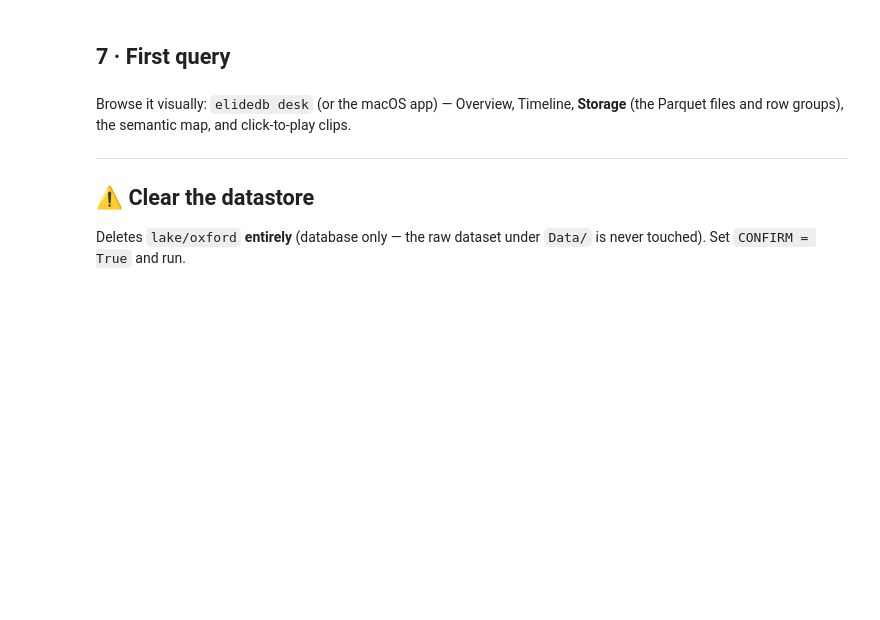
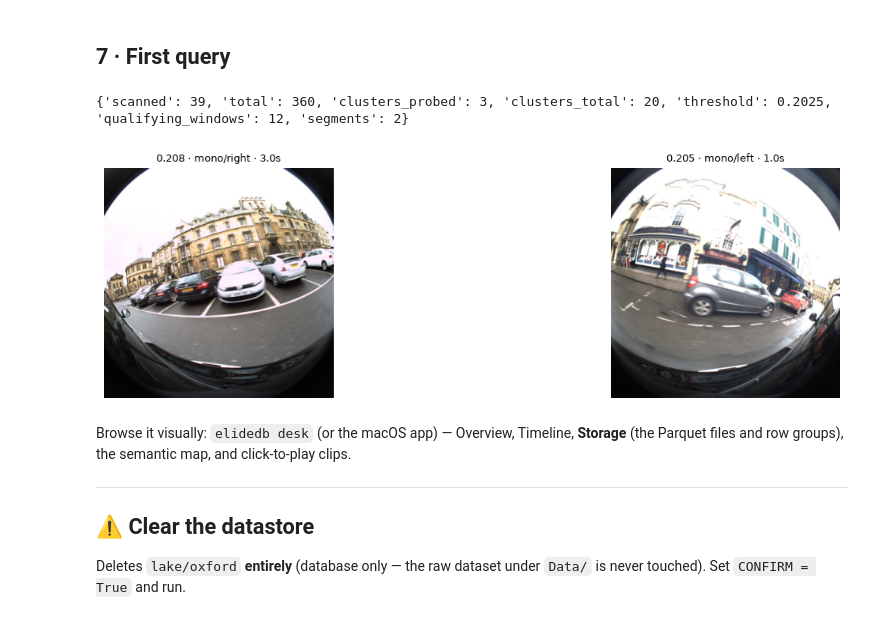
Before and after one commit to exploring-curiosity/ElideDB, a Jupyter notebook: notebooks/oxford_upload.ipynb, the cells around one changed output. Cells and saved outputs as stored; diff of their text form; code cells hidden in the pictures; blank space fills up the shorter version.

```diff
--- a/notebooks/oxford_upload.ipynb
+++ b/notebooks/oxford_upload.ipynb
@@ -162,19 +202,26 @@ print(cluster(db, min_cluster_size=5))
 # %% [markdown]
 ## 7 · First query
 # %%
+import numpy as np
 import matplotlib.pyplot as plt
-hits, stats = db.search_text("pedestrians walking on the sidewalk", k=4)
+
+hits, stats = db.search_text("fisheye camera speeding car", k=12)
 print(stats)
-fig, axes = plt.subplots(1, len(hits), figsize=(16, 3.4))
-for ax, h in zip(axes, hits):
-    w, _ = db.window(h["t0"], h["t1"], tables=["frames"])
-    dec = w["frames"].decode(stream=h["stream"], width=400, limit=1)
-    if dec:
-        ax.imshow(dec[0][1])
-    ax.axis("off")
-    ax.set_title(f"{h['score']:.3f} · {h['stream']} · "
-                 f"{(h['t1']-h['t0'])/1e9:.1f}s", fontsize=9)
-plt.tight_layout()
+if hits:
+    fig, axes = plt.subplots(1, len(hits), figsize=(16, 3.4), squeeze=False)
+    for ax, h in zip(axes[0], hits):
+        w, _ = db.window(h["t0"], h["t1"], tables=["frames"])
+        dec = w["frames"].decode(stream=h["stream"], width=400, limit=1)
+        if dec:
+            ax.imshow(dec[0][1])
+        ax.axis("off")
+        ax.set_title(f"{h['score']:.3f} · {h['stream']} · {(h['t1']-h['t0'])/1e9:.1f}s", fontsize=9)
+    plt.tight_layout()
+else:
+    print("no matching segments")
+# %% [output]
+{'scanned': 39, 'total': 360, 'clusters_probed': 3, 'clusters_total': 20, 'threshold': 0.2025, 'qualifying_windows': 12, 'segments': 2}
+[figure, added]
 # %% [markdown]
 Browse it visually: `elidedb desk` (or the macOS app) — Overview,
 Timeline, **Storage** (the Parquet files and row groups), the semantic map,
```
Also changed, not shown: parts of 8 cells of this notebook, 10 other files.
